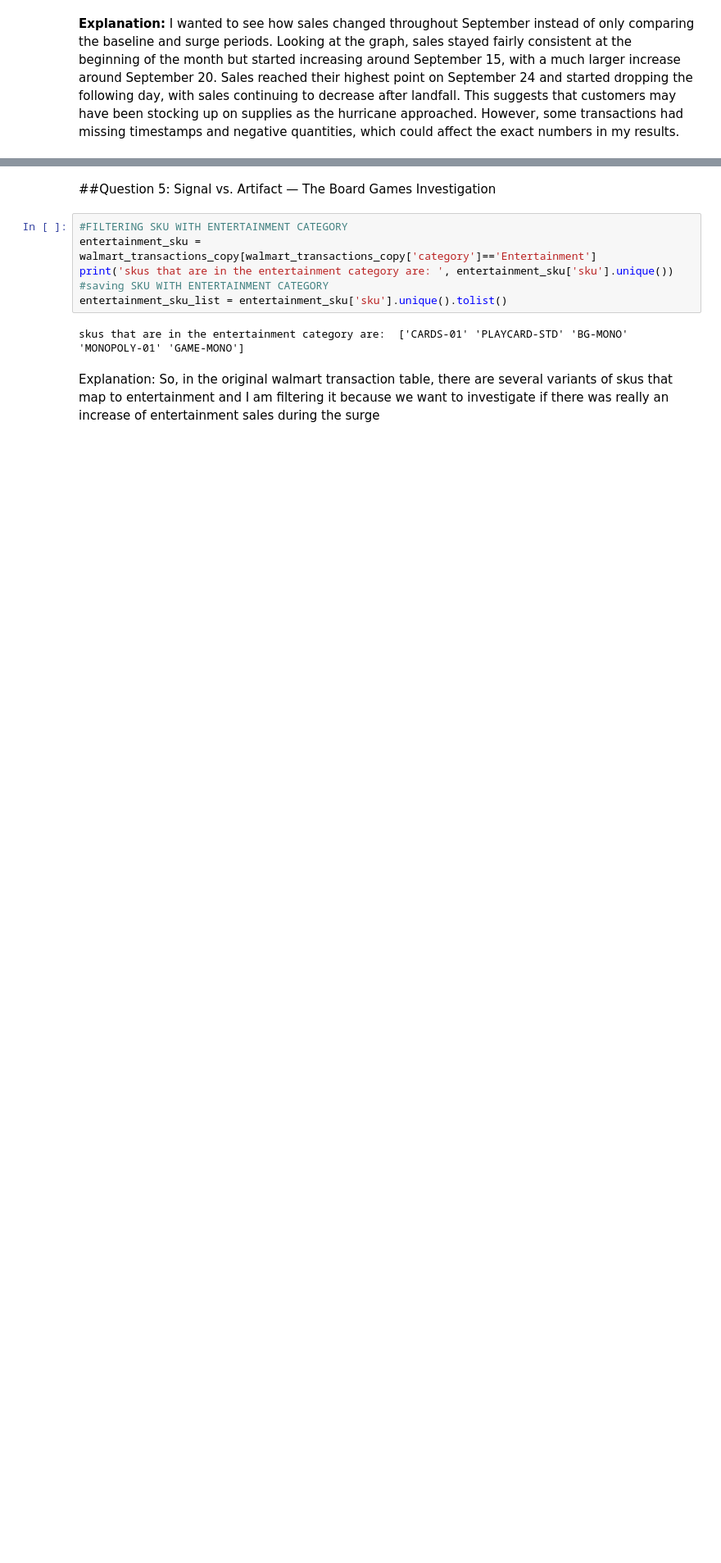
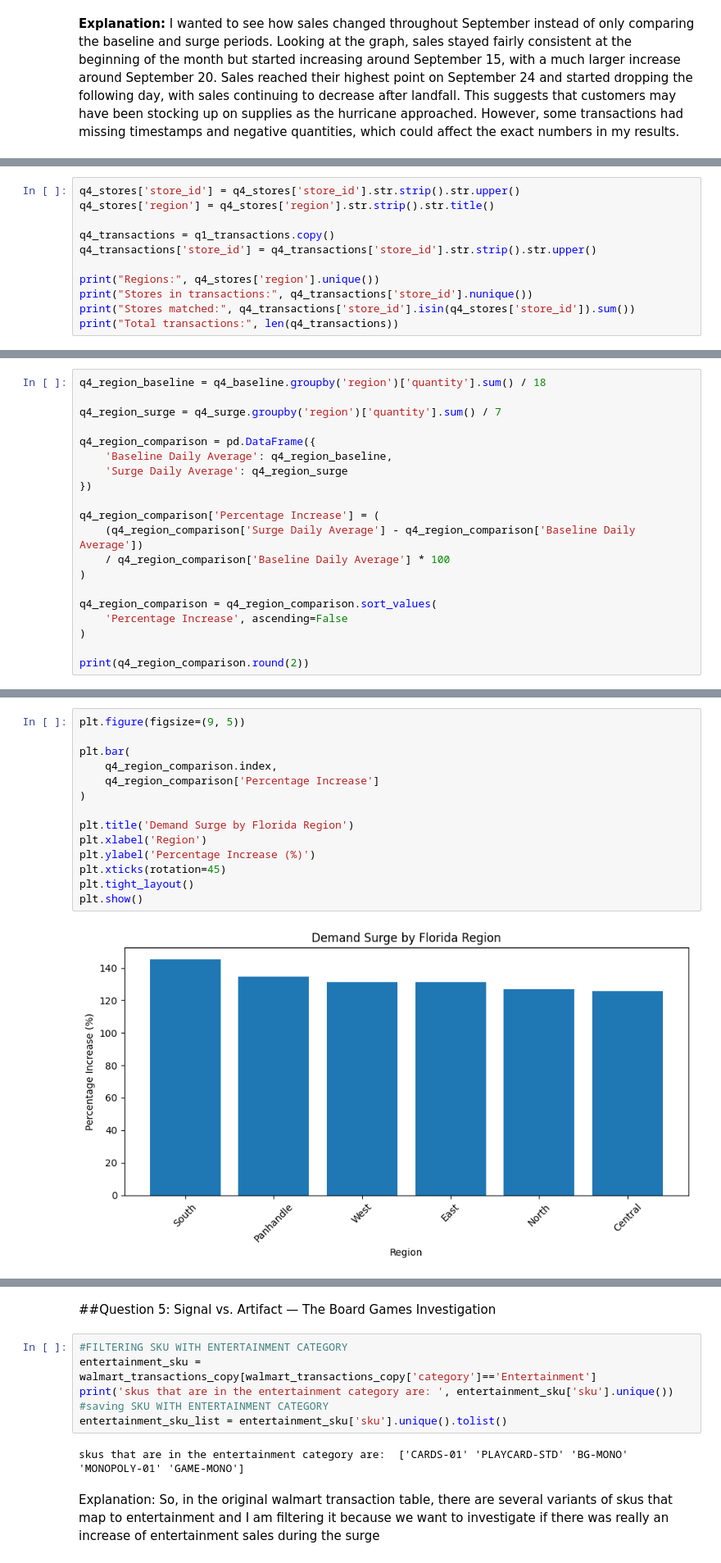
Before and after one commit to prabhnoor14/walmart-hurricane-project, a Jupyter notebook: notebooks/team_notebook.ipynb, the cells around one changed output, grey strips where cells are left out. Shown at 82% size. Saved outputs shown, nothing was run; the diff lists cells and outputs as text; blank space fills up the shorter version.

```diff
--- a/notebooks/team_notebook.ipynb
+++ b/notebooks/team_notebook.ipynb
@@ -1364,0 +1392,11 @@ plt.show()
+# %%
+q4_stores['store_id'] = q4_stores['store_id'].str.strip().str.upper()
+q4_stores['region'] = q4_stores['region'].str.strip().str.title()
+
+q4_transactions = q1_transactions.copy()
+q4_transactions['store_id'] = q4_transactions['store_id'].str.strip().str.upper()
+
+print("Regions:", q4_stores['region'].unique())
+print("Stores in transactions:", q4_transactions['store_id'].nunique())
+print("Stores matched:", q4_transactions['store_id'].isin(q4_stores['store_id']).sum())
+print("Total transactions:", len(q4_transactions))
@@ -1364,0 +1493,20 @@ plt.show()
+# %%
+q4_region_baseline = q4_baseline.groupby('region')['quantity'].sum() / 18
+
+q4_region_surge = q4_surge.groupby('region')['quantity'].sum() / 7
+
+q4_region_comparison = pd.DataFrame({
+    'Baseline Daily Average': q4_region_baseline,
+    'Surge Daily Average': q4_region_surge
+})
+
+q4_region_comparison['Percentage Increase'] = (
+    (q4_region_comparison['Surge Daily Average'] - q4_region_comparison['Baseline Daily Average'])
+    / q4_region_comparison['Baseline Daily Average'] * 100
+)
+
+q4_region_comparison = q4_region_comparison.sort_values(
+    'Percentage Increase', ascending=False
+)
+
+print(q4_region_comparison.round(2))
@@ -1364,0 +1524,16 @@ plt.show()
+# %%
+plt.figure(figsize=(9, 5))
+
+plt.bar(
+    q4_region_comparison.index,
+    q4_region_comparison['Percentage Increase']
+)
+
+plt.title('Demand Surge by Florida Region')
+plt.xlabel('Region')
+plt.ylabel('Percentage Increase (%)')
+plt.xticks(rotation=45)
+plt.tight_layout()
+plt.show()
+# %% [output]
+[figure, added]
```
Also changed, not shown: parts of 14 cells of this notebook.
